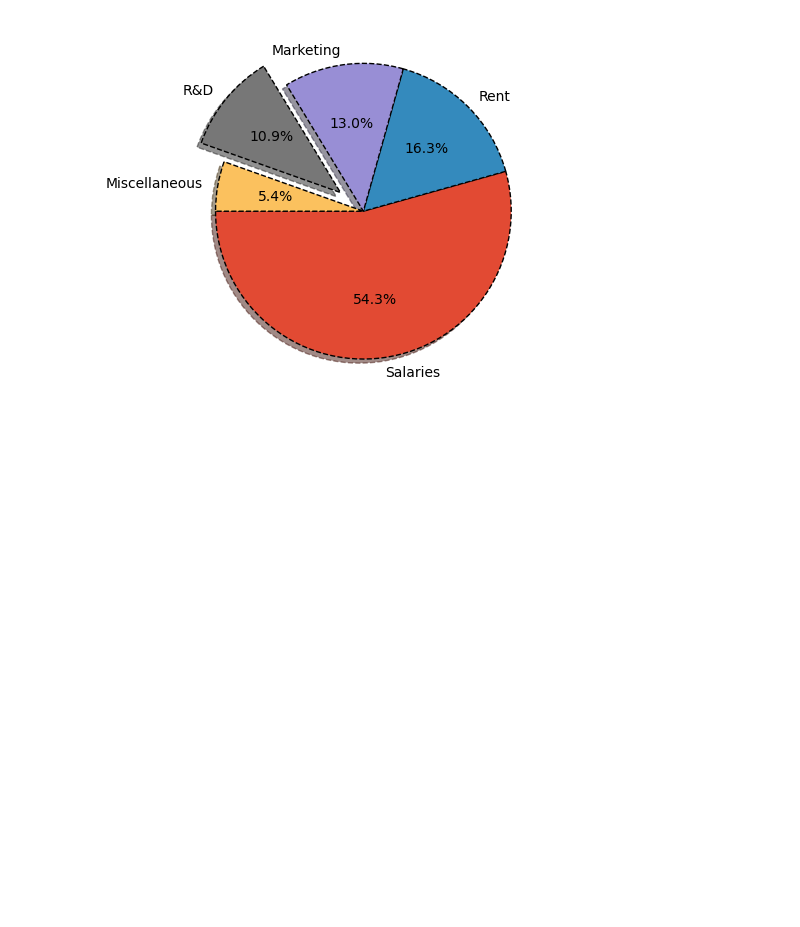
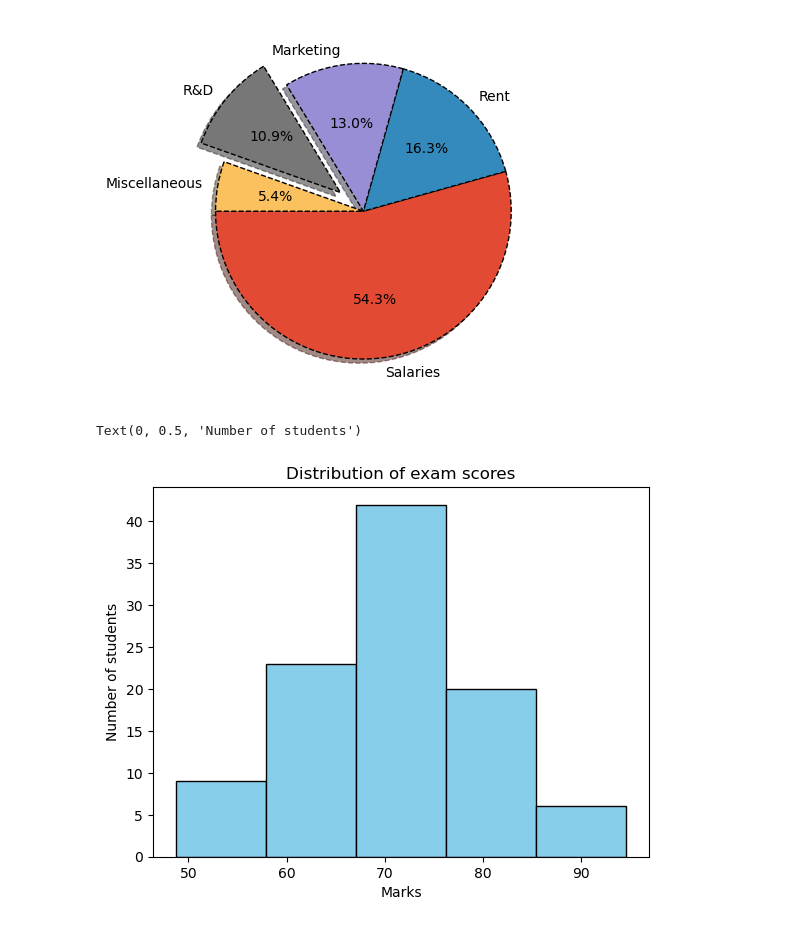
Before and after one commit to MohammedGousemohiyuddinYekkaluru/prime-ai-ml-learning-journey, a Jupyter notebook: Data Visualization/matplotlib.ipynb, the cells around one changed output. Saved outputs shown, nothing was run; the diff lists cells and outputs as text; code cells hidden in the pictures; blank space fills up the shorter version.

Commit message:
Add Histograms and custom bins

```diff
--- a/Data Visualization/matplotlib.ipynb
+++ b/Data Visualization/matplotlib.ipynb
@@ -258,3 +258,19 @@ plt.pie(amounts, labels=expenses, autopct="%1.1f%%",
   Text(-0.6205686320299321, 0.5048708477823798, '10.9%'),
   Text(-0.5912756679284521, 0.10194647868250704, '5.4%')])
 [figure]
+# %%
+# Histogram
+
+import numpy as np
+import matplotlib.pyplot as plt
+
+np.random.seed(10)
+scores = np.random.normal(70, 10, 100)
+
+plt.hist(scores, bins = 5, edgecolor = "black", color = "skyblue")
+plt.title("Distribution of exam scores")
+plt.xlabel("Marks")
+plt.ylabel("Number of students")
+# %% [output]
+Text(0, 0.5, 'Number of students')
+[figure, added]
```
Also changed, not shown: parts of 1 cell of this notebook.
